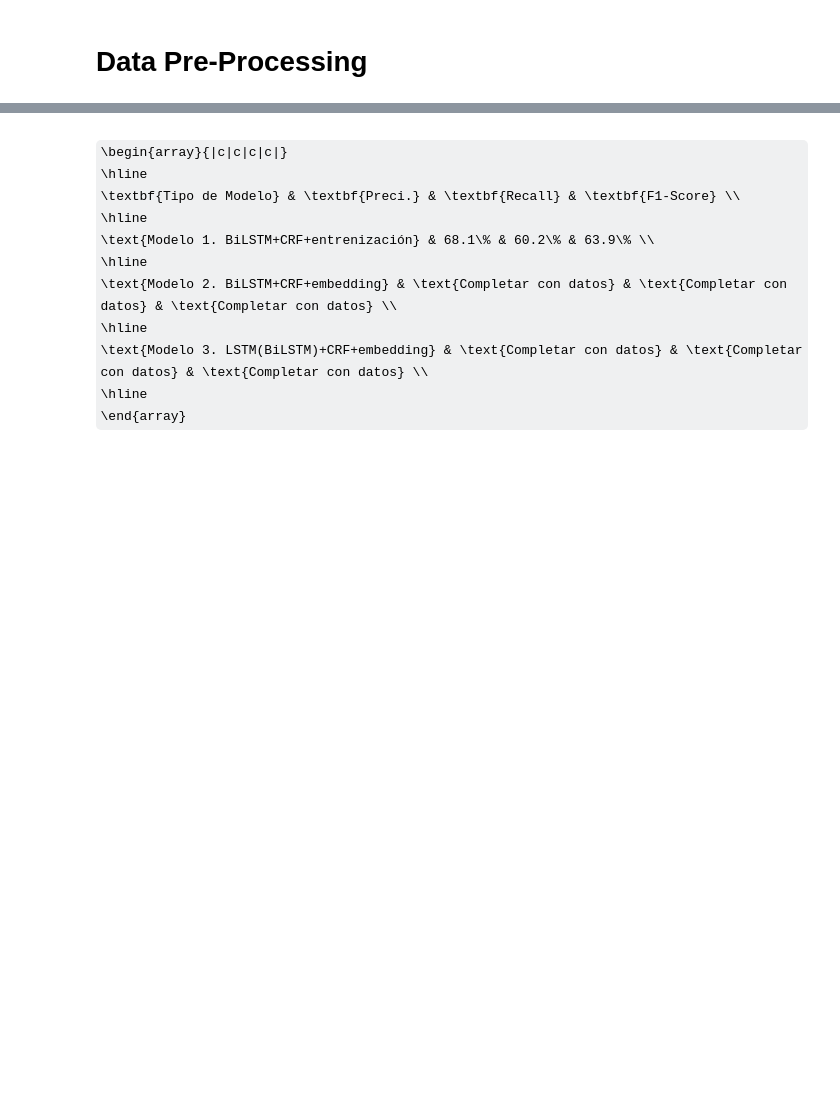
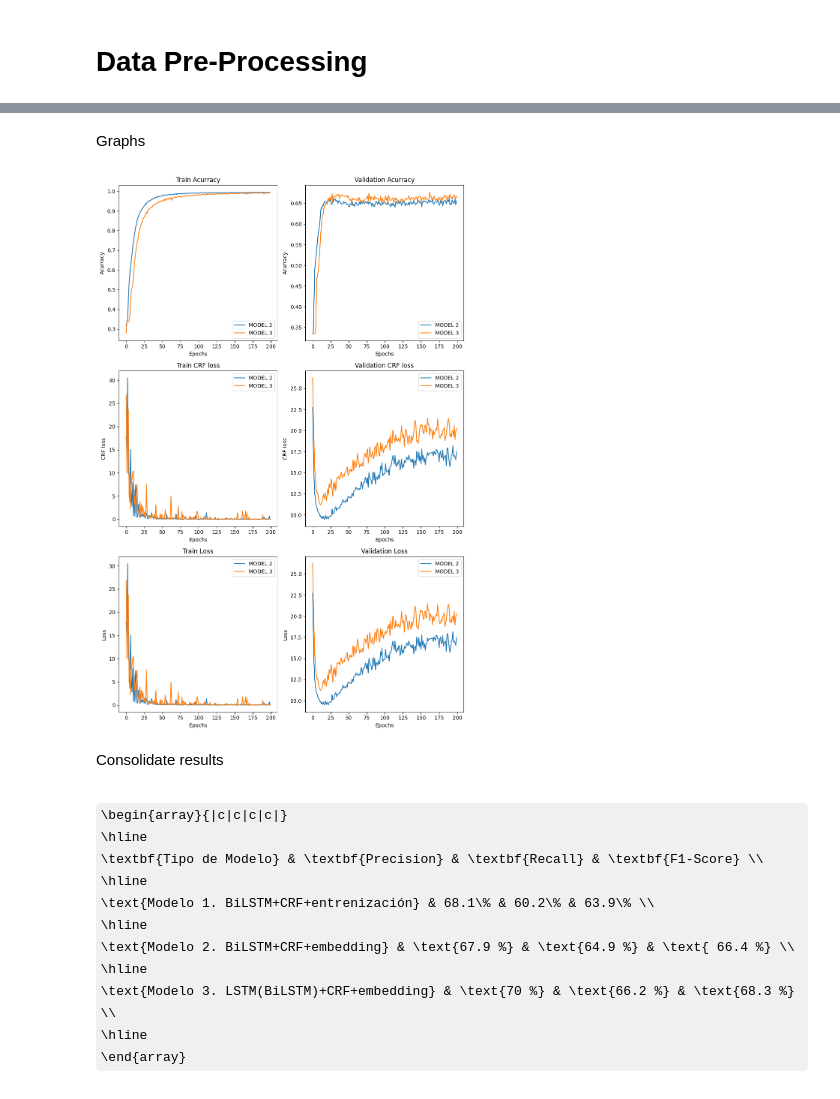
Before and after one commit to PhDSGilber/Embeddings-to-Named-entity-recognition-NER-use-Deep-Learning, a Jupyter notebook: NER_CoNLL.ipynb, the cells around one changed output, grey strips where cells are left out. Cells and saved outputs as stored; diff of their text form; code cells hidden in the pictures; some formulas as TeX source; blank space fills up the shorter version.

```diff
--- a/NER_CoNLL.ipynb
+++ b/NER_CoNLL.ipynb
@@ -351,12 +781,54 @@ print(y_pred)
+# %% [markdown]
+Graphs
+# %%
+model2_gr = pd.read_csv('./TRAIN/MODEL_2/csv/model_2.csv')
+model3_gr = pd.read_csv('./TRAIN/MODEL_3/csv/model_3.csv')
+
+num_rows = 167
+list_df = [model2_gr, model3_gr]
+list_lagends = ['MODEL 2','MODEL 3']
+list_title_T = ['Train Acurracy','Train CRF loss','Train Loss']
+list_title_V = ['Validation Acurracy','Validation CRF loss','Validation Loss']
+list_data = ['accuracy','crf_loss','loss']
+
+
+fig, axes = plt.subplots(3, 2, figsize=(10, 15))
+for ind, col in enumerate(list_data):
+
+  for i,df in enumerate(list_df):
+    ax = axes[ind,0]
+    y = df[col]
+    x = df[model2_gr.columns[0]]
+    ax.plot(x,y,label = list_lagends[i])
+    ax.set_title(list_title_T[ind])
+    ax.set_xlabel('Epochs')
+    ax.set_ylabel(list_title_T[ind].replace('Train ',''))
+    ax.legend()
+
+    ax = axes[ind,1]
+    y = df['val_'+ col]
+    x = df[model2_gr.columns[0]]
+    ax.plot(x,y,label = list_lagends[i])
+    ax.set_title(list_title_V[ind])
+    ax.set_xlabel('Epochs')
+    ax.set_ylabel(list_title_T[ind].replace('Train ',''))
+    ax.legend()
+
+plt.tight_layout()
+plt.show()
+# %% [output]
+[figure, added]
+# %% [markdown]
+Consolidate results
 # %% [markdown]
 \begin{array}{|c|c|c|c|}
 \hline
-\textbf{Tipo de Modelo} & \textbf{Preci.} & \textbf{Recall} & \textbf{F1-Score} \\
+\textbf{Tipo de Modelo} & \textbf{Precision} & \textbf{Recall} & \textbf{F1-Score} \\
 \hline
 \text{Modelo 1. BiLSTM+CRF+entrenización} & 68.1\% & 60.2\% & 63.9\% \\
 \hline
-\text{Modelo 2. BiLSTM+CRF+embedding} & \text{Completar con datos} & \text{Completar con datos} & \text{Completar con datos} \\
+\text{Modelo 2. BiLSTM+CRF+embedding} & \text{67.9 %} & \text{64.9 %} & \text{ 66.4 %} \\
 \hline
-\text{Modelo 3. LSTM(BiLSTM)+CRF+embedding} & \text{Completar con datos} & \text{Completar con datos} & \text{Completar con datos} \\
+\text{Modelo 3. LSTM(BiLSTM)+CRF+embedding} & \text{70 %} & \text{66.2 %} & \text{68.3 %} \\
 \hline
 \end{array}
```
Also changed, not shown: parts of 41 cells of this notebook.
